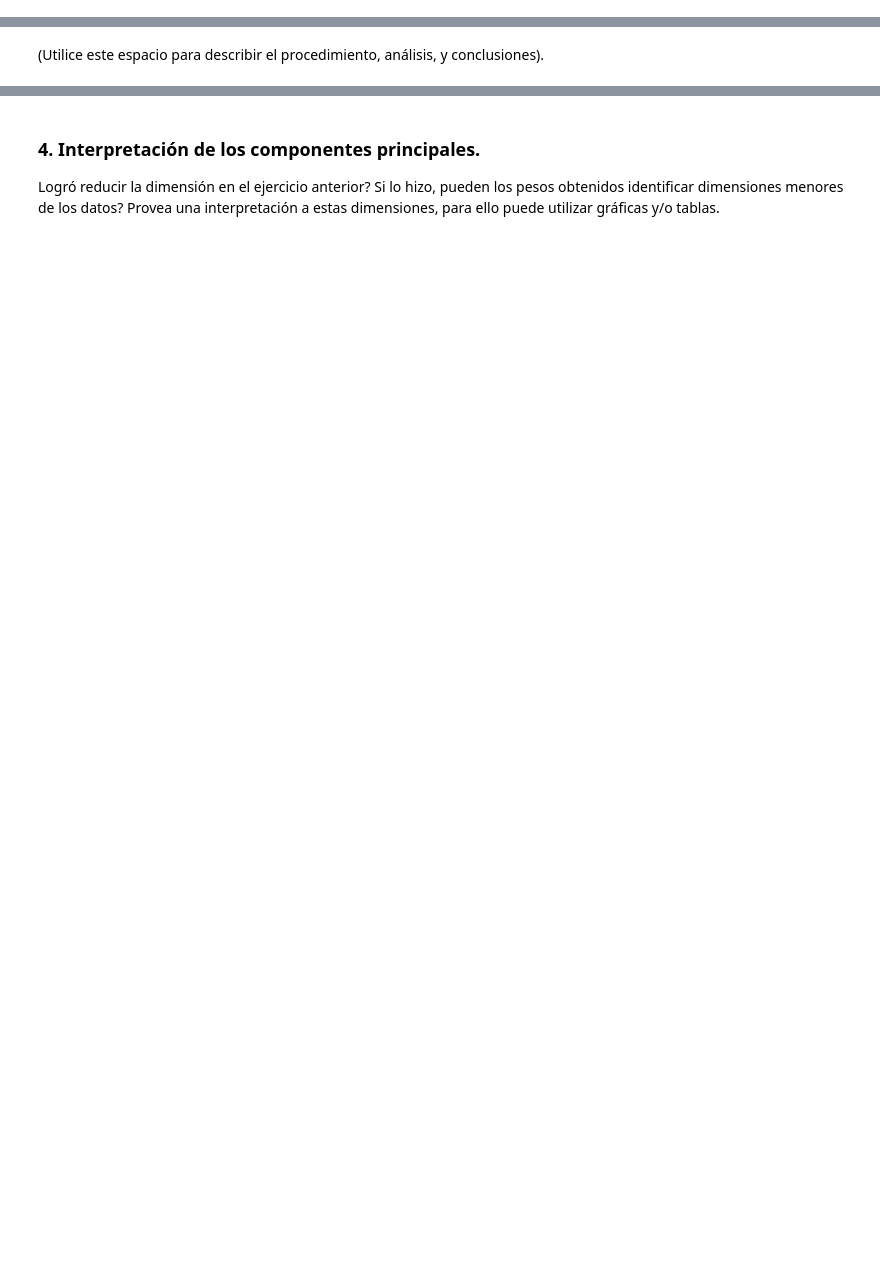
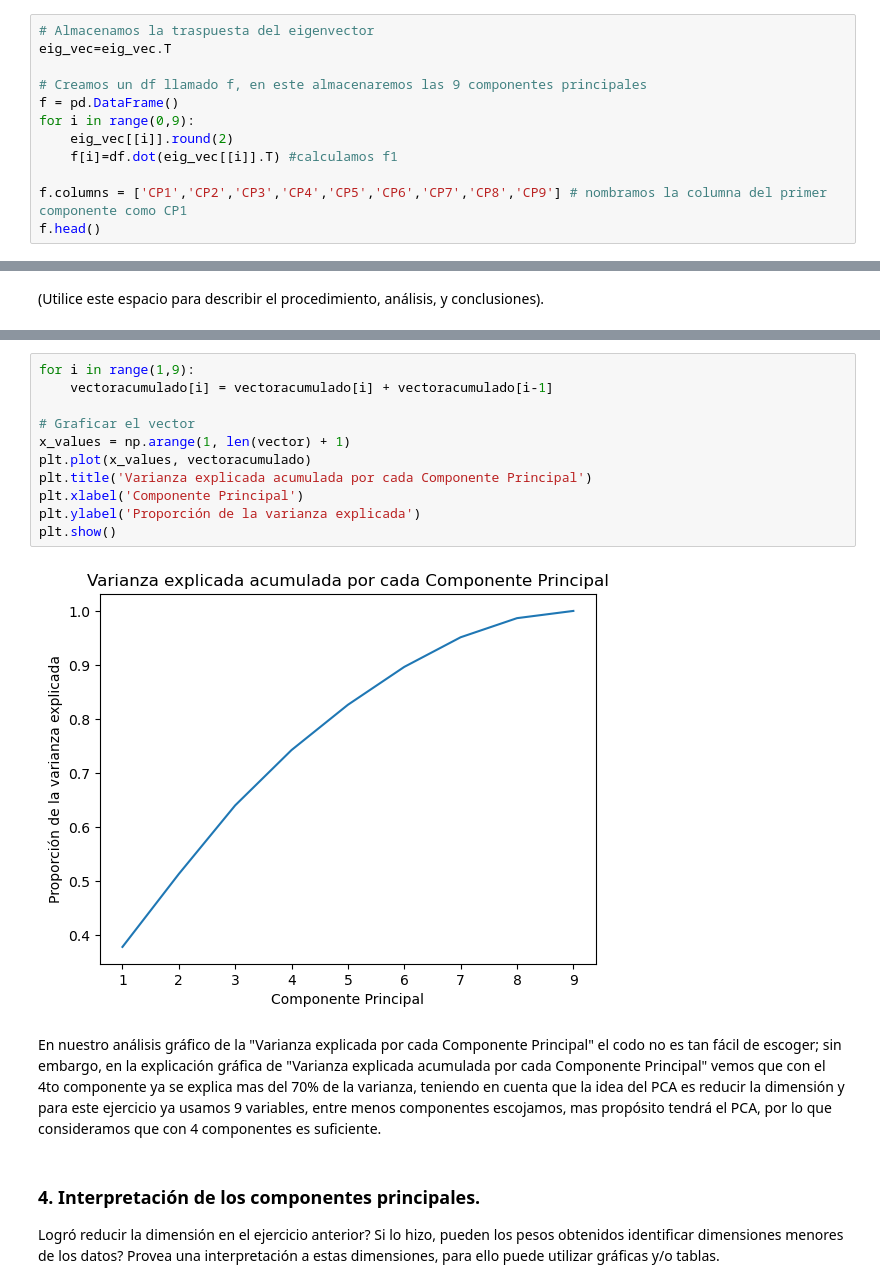
Before and after one commit to sebastian23escobar/Aprendizaje_no_supervisado, a Jupyter notebook: Taller1/S1_LC_Taller_PCA.ipynb, the cells around one changed output, grey strips where cells are left out. Saved outputs shown, nothing was run; the diff lists cells and outputs as text; blank space fills up the shorter version.

```diff
--- a/Taller1/S1_LC_Taller_PCA.ipynb
+++ b/Taller1/S1_LC_Taller_PCA.ipynb
@@ -58,0 +198,12 @@ Luego, examine los valores propios para determinar cuántos componentes principa
+# %%
+# Almacenamos la traspuesta del eigenvector
+eig_vec=eig_vec.T
+
+# Creamos un df llamado f, en este almacenaremos las 9 componentes principales
+f = pd.DataFrame()
+for i in range(0,9):
+    eig_vec[[i]].round(2)
+    f[i]=df.dot(eig_vec[[i]].T) #calculamos f1
+
+f.columns = ['CP1','CP2','CP3','CP4','CP5','CP6','CP7','CP8','CP9'] # nombramos la columna del primer componente como CP1
+f.head()
@@ -61,3 +238,18 @@ Luego, examine los valores propios para determinar cuántos componentes principa
+# %%
+for i in range(1,9):
+    vectoracumulado[i] = vectoracumulado[i] + vectoracumulado[i-1]
+
+# Graficar el vector
+x_values = np.arange(1, len(vector) + 1)
+plt.plot(x_values, vectoracumulado)
+plt.title('Varianza explicada acumulada por cada Componente Principal')
+plt.xlabel('Componente Principal')
+plt.ylabel('Proporción de la varianza explicada')
+plt.show()
+# %% [output]
+[figure, added]
+# %% [markdown]
+En nuestro análisis gráfico de la "Varianza explicada por cada Componente Principal" el codo no es tan fácil de escoger; sin embargo, en la explicación gráfica de "Varianza explicada acumulada por cada Componente Principal" vemos que con el 4to componente ya se explica mas del 70% de la varianza, teniendo en cuenta que la idea del PCA es reducir la dimensión y para este ejercicio ya usamos 9 variables, entre menos componentes escojamos, mas propósito tendrá el PCA, por lo que consideramos que con 4 componentes es suficiente.
 # %% [markdown]
 ### 4.  Interpretación de los componentes principales.
 
```
Also changed, not shown: parts of 18 cells of this notebook.
